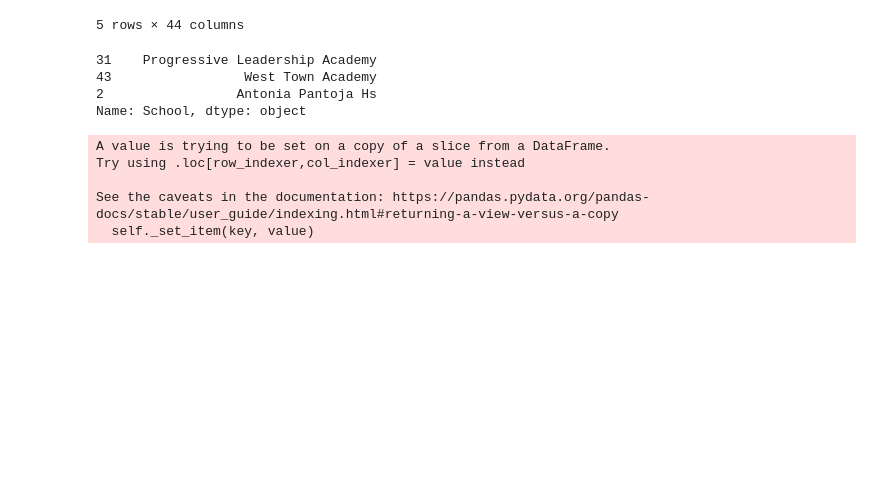
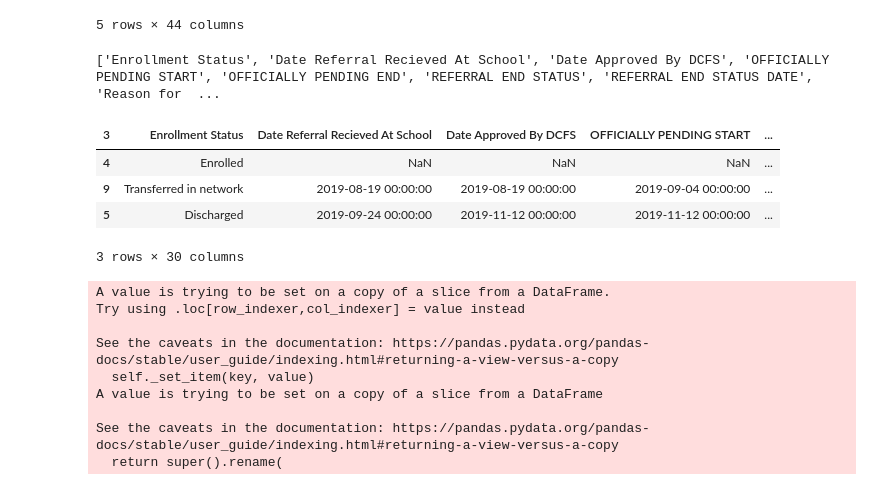
Before and after one commit to LuiHern/sample-data-cleaning, a Jupyter notebook: clean.ipynb, the cells around one changed output. Drawn from its saved outputs; the diff is of its cells as text; code cells hidden in the pictures; blank space fills up the shorter version.

```diff
--- a/clean.ipynb
+++ b/clean.ipynb
@@ -84,9 +84,6 @@ df["Street Address"] = df["Street Address"] + df["Unit / Suite #"]
 df.drop(['Unit / Suite #', "Current Caseworker Name", "DAYS at current placement"], axis=1, inplace = True)
 
 salesforce_meta_data = ["OFFICIALLY PENDING START", "OFFICIALLY PENDING END", "REFERRAL END STATUS", "REFERRAL END STATUS DATE" "IF NOT ACCEPTED OR NOT APPROVED BY DCFS, PLEASE PROVIDE REASON",]
-# %%
-#sample
-df = df.sample(n=3)
 # %%
 # Rename the columns to match Salesforce
 renaming_dict = {
@@ -123,17 +120,21 @@ renaming_dict = {
     "How old when case was open": "Age when DCFS case was first opened"
 }
 df.rename(columns=renaming_dict, inplace=True)
-# %% [output]
-31    Progressive Leadership Academy
-43                 West Town Academy
-2                 Antonia Pantoja Hs
-Name: School, dtype: object
 # %%
 # Map columns to objects
 
 student_contact_df = df[["Last Name", "First Name", 'Email','Contact: Phone', 'Birthdate', 'Gender', 'Ethnicity', 'Import UUID', 'DCFS ID', 'Number of children', 'School','Special Needs Status', 'TP Entry', 'TP To Date']]
-ys3_columns = [column for column in list(df.columns) if column not in list(student_contact_df.columns) or 'Import UUID']
+ys3_columns = [column for column in list(df.columns) if column not in list(student_contact_df.columns) or column == 'Import UUID']
+print(ys3_columns)
 ys3_program_df = df[ys3_columns]
+ys3_program_df
+# %% [output]
+['Enrollment Status', 'Date Referral Recieved At School', 'Date Approved By DCFS', 'OFFICIALLY PENDING START', 'OFFICIALLY PENDING END', 'REFERRAL END STATUS', 'REFERRAL END STATUS DATE', 'Reason for  ...
+| 3 | Enrollment Status | Date Referral Recieved At School | Date Approved By DCFS | OFFICIALLY PENDING START | ... |
+| 4 | Enrolled | NaN | NaN | NaN | ... |
+| 9 | Transferred in network | 2019-08-19 00:00:00 | 2019-08-19 00:00:00 | 2019-09-04 00:00:00 | ... |
+| 5 | Discharged | 2019-09-24 00:00:00 | 2019-11-12 00:00:00 | 2019-11-12 00:00:00 | ... |
+3 rows × 30 columns
 # %%
 # Clean Data
 columns_w_unk = ["Number of days out of school", "Total Number of Placements", "Number of previous high schools","Age when DCFS case was first opened"]
@@ -150,9 +151,9 @@ new_speced = []
 for x in student_contact_df["Special Needs Status"]:
     if x == None:
         new_speced.append(None)
-    elif x.capitalize() == "No":
+    elif isinstance(x, str) and x.capitalize() == "No":
         new_speced.append("Not a Special Needs or Education Student")
-    elif x.capitalize() == "Yes":
+    elif isinstance(x, str) and x.capitalize() == "Yes":
         new_speced.append("Special Needs or Education Student")
     else:
         new_speced.append(x)
@@ -168,6 +169,10 @@ Try using .loc[row_indexer,col_indexer] = value instead
 
 See the caveats in the documentation: https://pandas.pydata.org/pandas-docs/stable/user_guide/indexing.html#returning-a-view-versus-a-copy
   self._set_item(key, value)
+A value is trying to be set on a copy of a slice from a DataFrame
+
+See the caveats in the documentation: https://pandas.pydata.org/pandas-docs/stable/user_guide/indexing.html#returning-a-view-versus-a-copy
+  return super().rename(
 # %%
 # save as csv
 student_contact_df.to_csv('contact_import_data.csv', index=False)
```
